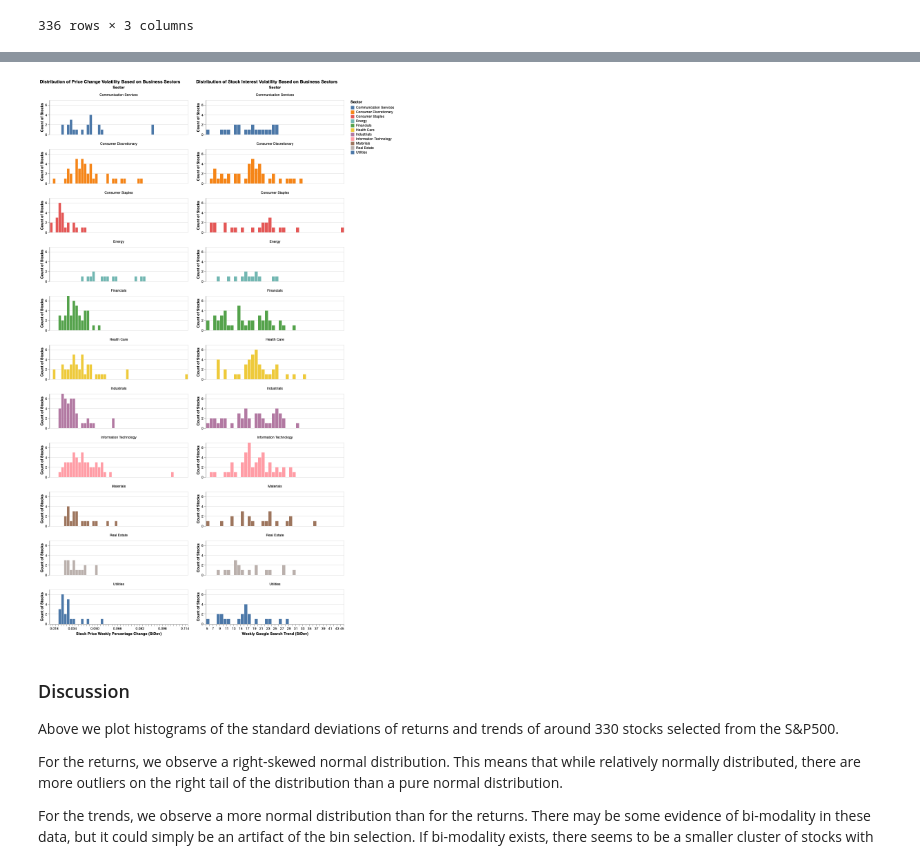
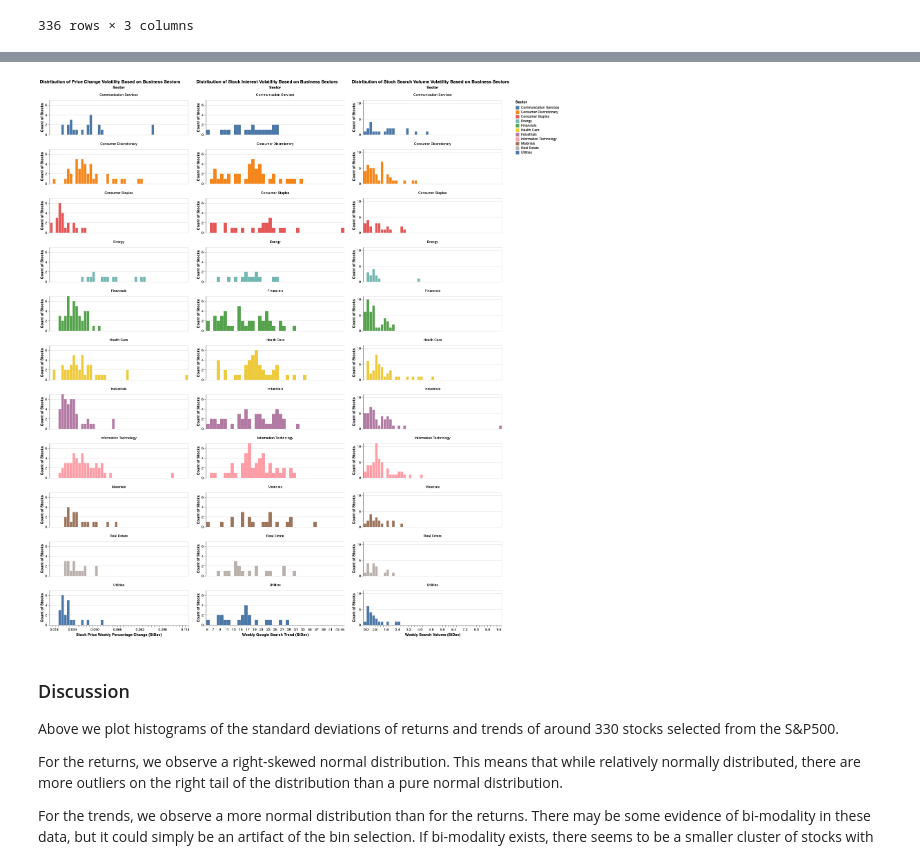
Before and after one commit to UBC-MDS/Stock-Price-Trend-Volatility-Analysis, a Jupyter notebook: src/stock-price-trend-eda.ipynb, the cells around one changed output, grey strips where cells are left out. Cells and saved outputs as stored; diff of their text form; code cells hidden in the pictures.

```diff
--- a/src/stock-price-trend-eda.ipynb
+++ b/src/stock-price-trend-eda.ipynb
@@ -46,3 +46,7 @@ stock_price_trend_df
 | 17470 | 2021-06-20 | 67 | BLK | 849.000000 | 870.232971 | Financials | 0.025009 |
 | 17471 | 2021-06-27 | 80 | BLK | 875.969971 | 871.168823 | Financials | -0.005481 |
 17472 rows × 7 columns
+# %%
+# Calculating the Google Trends weekly_interest as a percentage of the yearly search volume
+stock_price_trend_df['pct_period_search_vol'] = (stock_price_trend_df['weekly_interest'] / stock_price_trend_df.groupby('symbol')['weekly_interest'].transform('sum')) * 100
+stock_price_trend_df
@@ -118,3 +136,7 @@ plt_trends_stds = alt.Chart(stock_trends_stds,
               title='Weekly Google Search Trend (StDev)'),
     y=alt.Y('count()',
               title='Count of Stocks'))
+# %%
+# Calculating the standard deviation of the pct_period_search_vol on google trends for each stock
+stock_pct_searchvol_stds = stock_price_trend_df.groupby(['symbol', 'Sector'], as_index=False).agg({'pct_period_search_vol': 'std'})
+stock_pct_searchvol_stds
@@ -125,23 +156,30 @@ plt_price_stds | plt_trends_stds
 # %%
 # Plotting the standard deviations of the price change percentages for each business sector as a distribution
 plt_sectors_price_stds = alt.Chart(stock_price_stds, title='Distribution of Price Change Volatility').mark_bar().encode(
     x=alt.X('price_change_pct', bin=alt.Bin(maxbins=50), title='Stock Price Weekly Percentage Change (StDev)'),
     y=alt.Y('count()', title='Count of Stocks'),
     color='Sector'
 ).properties(
     height=100
 ).facet('Sector', columns=1, title='Distribution of Price Change Volatility Based on Business Sectors')
 
-# Plotting the standard deviations of the price change percentages for each business sector as a distribution
+# Plotting the standard deviations of the weekly interest for each business sector as a distribution
 plt_sectors_trends_stds = alt.Chart(stock_trends_stds, title='Distribution of Stock Interest Volatility').mark_bar().encode(
     x=alt.X('weekly_interest', bin=alt.Bin(maxbins=50), title='Weekly Google Search Trend (StDev)'),
     y=alt.Y('count()', title='Count of Stocks'), color='Sector').properties(
     height=100
 ).facet('Sector', columns=1, title='Distribution of Stock Interest Volatility Based on Business Sectors')
 
-plt_sectors_price_stds | plt_sectors_trends_stds
+# Plotting the standard deviations of the weekly search vol for each business sector as a distribution
+plt_sectors_trends_searchvol_stds = alt.Chart(stock_pct_searchvol_stds, title='Distribution of Stock Search Volume Volatility').mark_bar().encode(
+    x=alt.X('pct_period_search_vol', bin=alt.Bin(maxbins=50), title='Weekly Search Volume (StDev)'),
+    y=alt.Y('count()', title='Count of Stocks'), color='Sector').properties(
+    height=100
+).facet('Sector', columns=1, title='Distribution of Stock Search Volume Volatility Based on Business Sectors')
+
+plt_sectors_price_stds | plt_sectors_trends_stds | plt_sectors_trends_searchvol_stds
 # %% [output]
-[figure, old version]
+[figure, new version]
 # %% [markdown]
 ### Discussion
 
```
Also changed, not shown: parts of 6 cells of this notebook.
